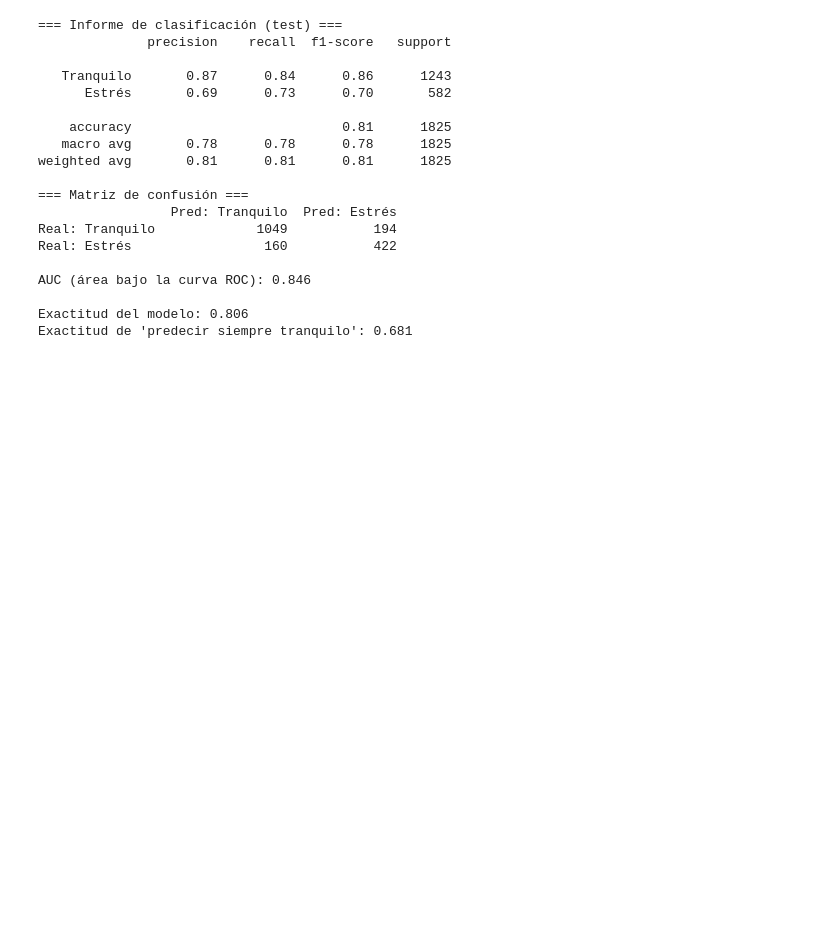
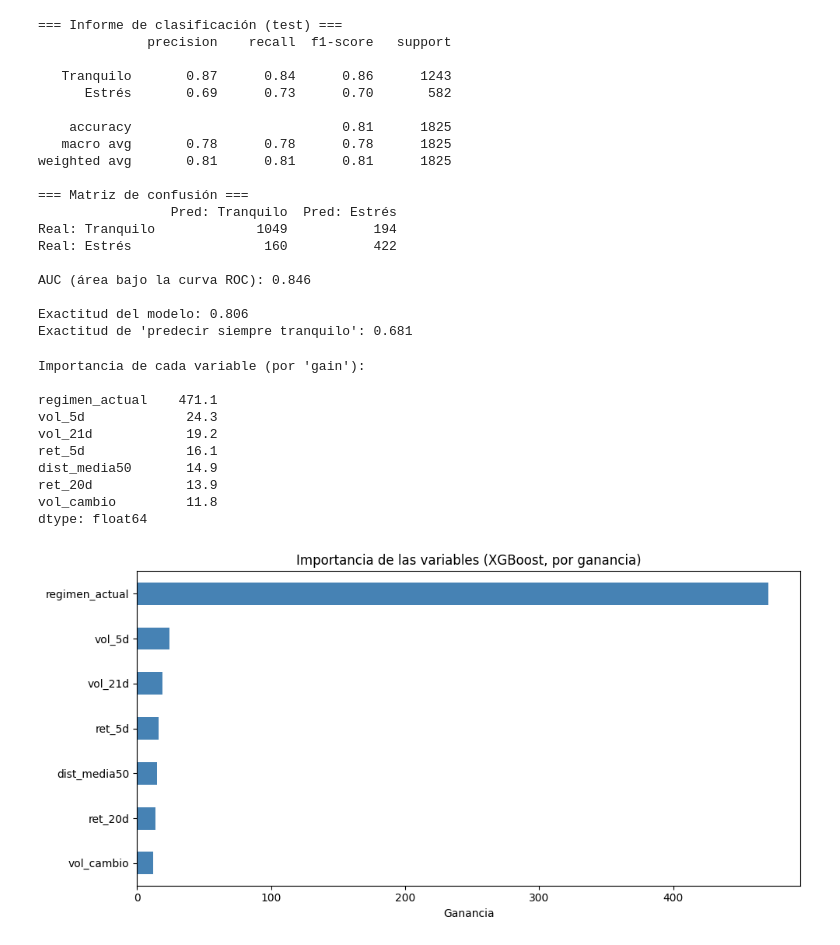
Before and after one commit to cristiangaymartin/tfm-estados-mercado, a Jupyter notebook: notebooks/03_tendencia.ipynb, the cells around one changed output. Saved outputs shown, nothing was run; the diff lists cells and outputs as text; code cells hidden in the pictures; blank space fills up the shorter version.

Commit message:
Añade análisis de importancia de variables y ablación del régimen.

```diff
--- a/notebooks/03_tendencia.ipynb
+++ b/notebooks/03_tendencia.ipynb
@@ -228,3 +228,36 @@ AUC (área bajo la curva ROC): 0.846
 
 Exactitud del modelo: 0.806
 Exactitud de 'predecir siempre tranquilo': 0.681
+# %%
+# Importancia por "gain" (la más informativa)
+importancia = pd.Series(
+    modelo_xgb.get_booster().get_score(importance_type="gain")
+).sort_values(ascending=False)
+
+# Los nombres salen como 'f0', 'f1'... los traducimos a los nombres reales
+mapa_nombres = {f"f{i}": nombre for i, nombre in enumerate(features)}
+importancia.index = [mapa_nombres.get(i, i) for i in importancia.index]
+
+print("Importancia de cada variable (por 'gain'):\n")
+print(importancia.round(1))
+
+# Gráfico de barras
+fig, ax = plt.subplots(figsize=(10, 5))
+importancia.sort_values().plot(kind="barh", ax=ax, color="steelblue")
+ax.set_title("Importancia de las variables (XGBoost, por ganancia)")
+ax.set_xlabel("Ganancia")
+plt.tight_layout()
+plt.savefig(f"{RUTA_DOCS}/importancia_variables.png", dpi=150, bbox_inches="tight")
+plt.show()
+# %% [output]
+Importancia de cada variable (por 'gain'):
+
+regimen_actual    471.1
+vol_5d             24.3
+vol_21d            19.2
+ret_5d             16.1
+dist_media50       14.9
+ret_20d            13.9
+vol_cambio         11.8
+dtype: float64
+[figure, added]
```
Also changed, not shown: parts of 2 cells of this notebook.
